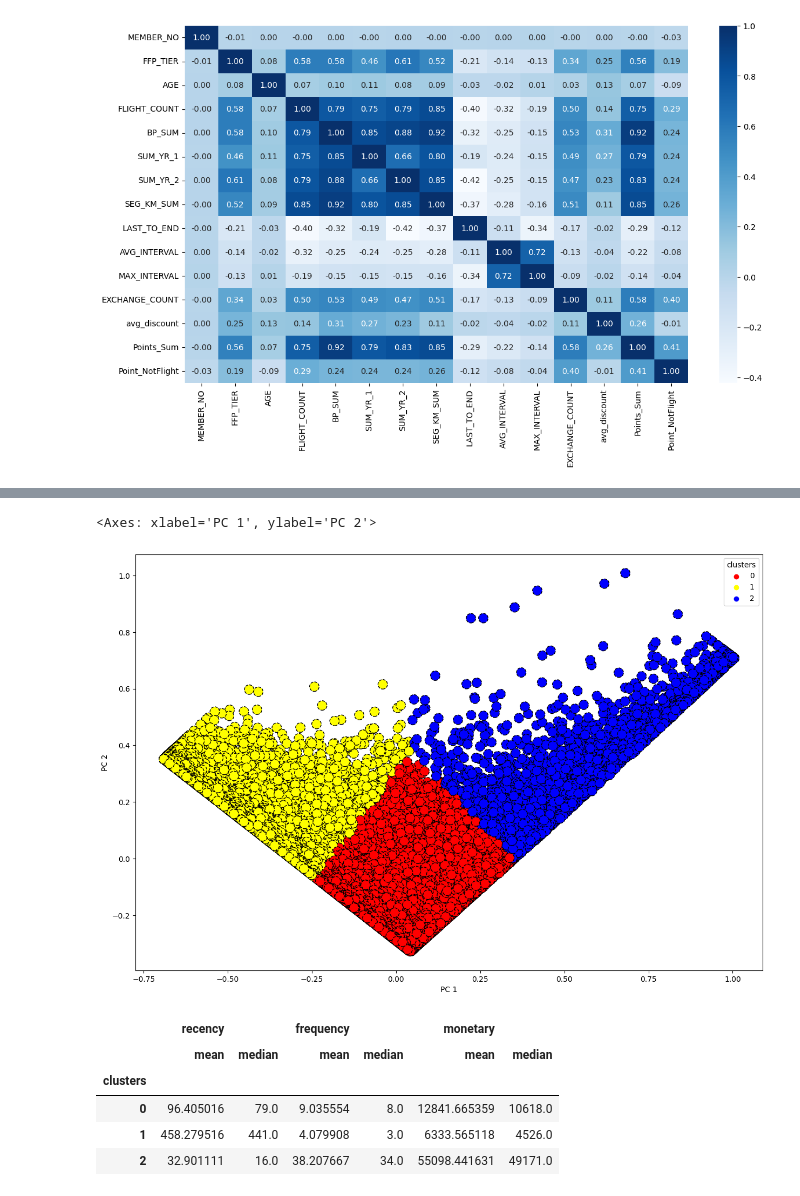
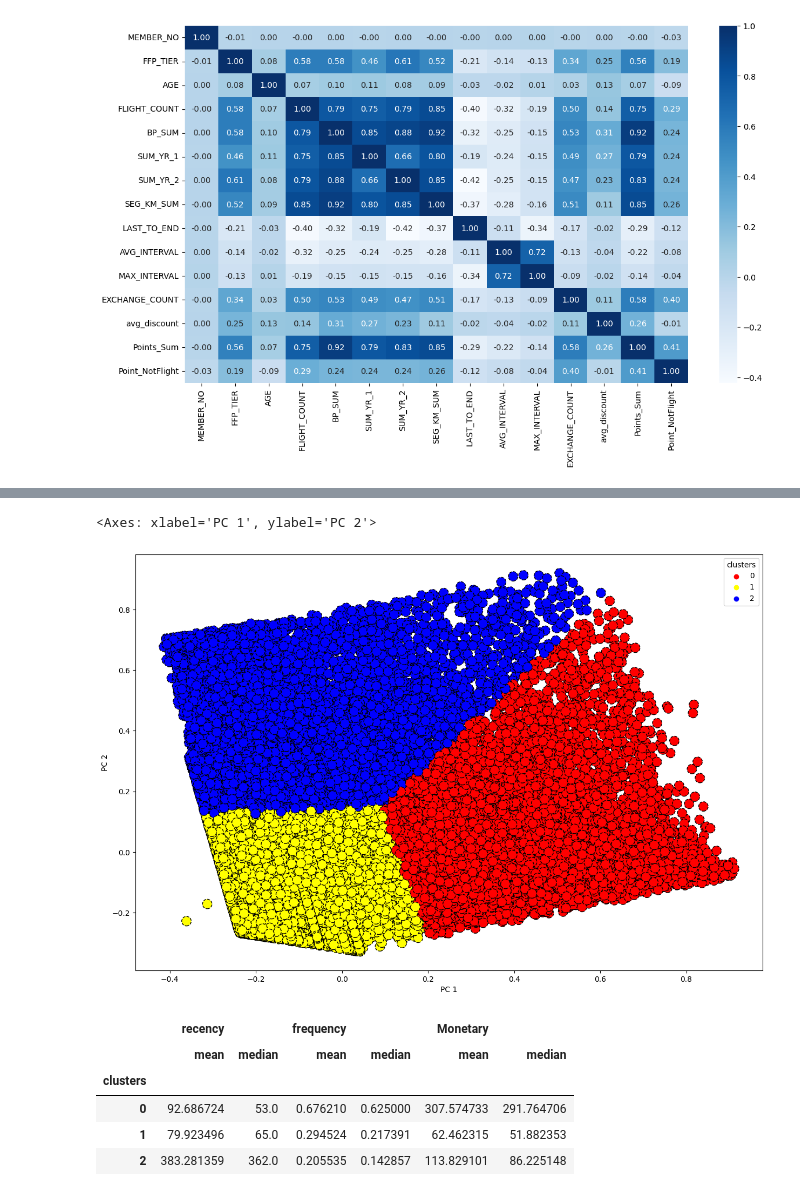
Before and after one commit to JodhiKrisantus/Machine-Learning, a Jupyter notebook: HW_Unsupervised_Learning_Kelompok_Pandas_Lovers.ipynb, the cells around one changed output, grey strips where cells are left out. Saved outputs shown, nothing was run; the diff lists cells and outputs as text; code cells hidden in the pictures.

Commit message:
K-Means Clustering Flight.csv dataset

```diff
--- a/HW_Unsupervised_Learning_Kelompok_Pandas_Lovers.ipynb
+++ b/HW_Unsupervised_Learning_Kelompok_Pandas_Lovers.ipynb
@@ -461,0 +446,11 @@ pcs = pca.transform(df_std)
+# %%
+rfm_log = df_lrfmc.copy()
+# %%
+from sklearn.preprocessing import MinMaxScaler
+
+df_std = rfm_log
+scale = MinMaxScaler()
+kolom_all = ['recency', 'frequency', 'monetary']
+for kolom in kolom_all:
+    df_std[kolom] = scale.fit_transform(df_std[[kolom]])
+df_std.head()
@@ -461,0 +480,12 @@ pcs = pca.transform(df_std)
+# %%
+from sklearn.cluster import KMeans
+inertia = []
+
+for i in range(1,11):
+    k_m= KMeans(n_clusters=i, random_state=142)
+    k_m.fit(df_std)
+    inertia.append(k_m.inertia_)
+plt.figure(figsize=(20,10))
+
+sns.lineplot(x=range(1, 11), y=inertia, color='#000087', linewidth=4)
+sns.scatterplot(x=range(1, 11), y=inertia, s=300, color='Red', linestyle='--')
@@ -462,3 +518,9 @@ pcs = pca.transform(df_std)
+# %%
+from sklearn.decomposition import PCA
+
+pca=PCA(n_components=2)
+
+pcs = pca.fit_transform(df_std)
 # %%
 data_pca = pd.DataFrame(data= pcs, columns=['PC 1', 'PC 2'])
 
@@ -473,28 +535,30 @@ data_pca.head()
 # %%
-data_pca['clusters'] = data.clusters
+data_pca['clusters'] = data['clusters'].values
 
 fig, ax = plt.subplots(figsize = (15,10))
 
 sns.scatterplot(
     x='PC 1', y='PC 2',
     hue='clusters',
     edgecolor='black',
     linestyle='--',
     data=data_pca,
     palette=['Red', 'yellow', 'Blue'],
     s=160,
     ax=ax)
 # %% [output]
 <Axes: xlabel='PC 1', ylabel='PC 2'>
-[figure, old version]
+[figure, new version]
 # %%
-hasil= data.drop('MEMBER_NO', axis=1)
+hasil = data.copy()
+
+hasil.columns = ['recency', 'frequency', 'Monetary', 'clusters']
 hasil= hasil.groupby('clusters').agg(['mean', 'median'])
 hasil
 # %% [output]
-|  | recency |  | frequency |  | monetary |  |
+|  | recency |  | frequency |  | Monetary |  |
 |  | mean | median | mean | median | mean | median |
 | clusters |  |  |  |  |  |  |
-| 0 | 96.405016 | 79.0 | 9.035554 | 8.0 | 12841.665359 | 10618.0 |
-| 1 | 458.279516 | 441.0 | 4.079908 | 3.0 | 6333.565118 | 4526.0 |
-| 2 | 32.901111 | 16.0 | 38.207667 | 34.0 | 55098.441631 | 49171.0 |
+| 0 | 92.686724 | 53.0 | 0.676210 | 0.625000 | 307.574733 | 291.764706 |
+| 1 | 79.923496 | 65.0 | 0.294524 | 0.217391 | 62.462315 | 51.882353 |
+| 2 | 383.281359 | 362.0 | 0.205535 | 0.142857 | 113.829101 | 86.225148 |
```
Also changed, not shown: parts of 88 cells of this notebook.
